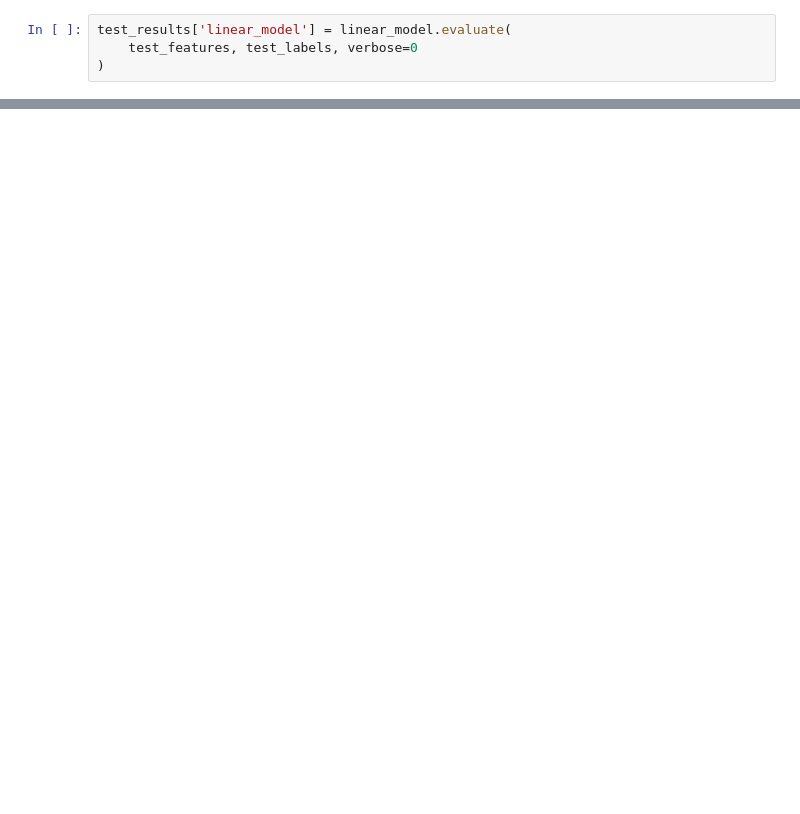
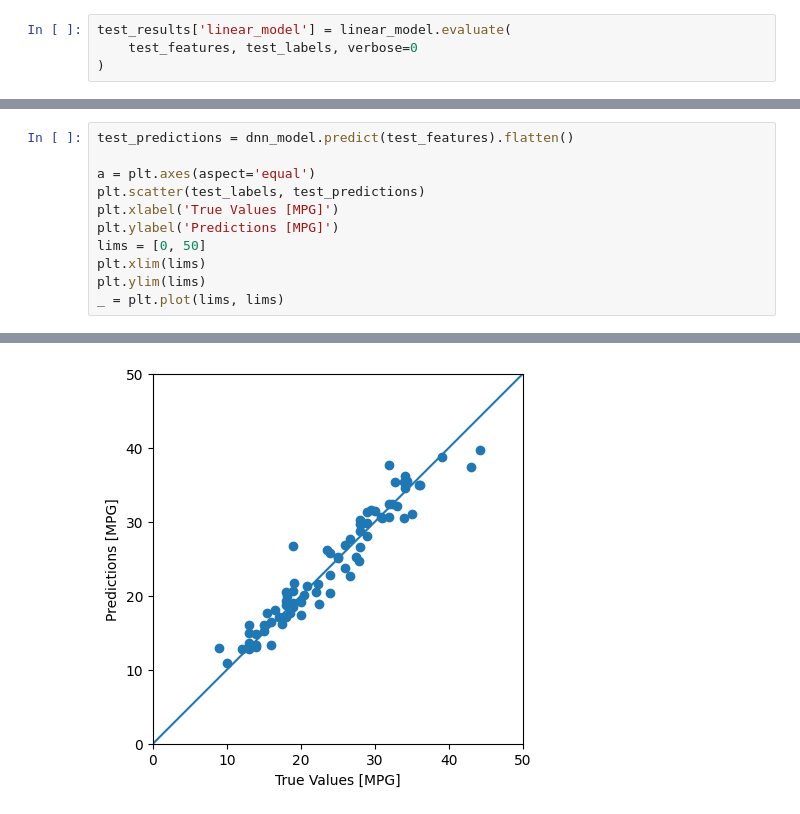
Before and after one commit to pangyeeshen23/AIModel, a Jupyter notebook: Beginner Tutorial/Regression/predict-fuel-eff.ipynb, the cells around one changed output, grey strips where cells are left out. Drawn from its saved outputs; the diff is of its cells as text; blank space fills up the shorter version.

```diff
--- a/Beginner Tutorial/Regression/predict-fuel-eff.ipynb
+++ b/Beginner Tutorial/Regression/predict-fuel-eff.ipynb
@@ -309,0 +442,12 @@ test_results['linear_model'] = linear_model.evaluate(
+# %%
+test_predictions = dnn_model.predict(test_features).flatten()
+
+a = plt.axes(aspect='equal')
+plt.scatter(test_labels, test_predictions)
+plt.xlabel('True Values [MPG]')
+plt.ylabel('Predictions [MPG]')
+lims = [0, 50]
+plt.xlim(lims)
+plt.ylim(lims)
+_ = plt.plot(lims, lims)
+# %% [output]
@@ -309,0 +455 @@ test_results['linear_model'] = linear_model.evaluate(
+[figure, added]
```
Also changed, not shown: parts of 27 cells of this notebook, 1 other file.
